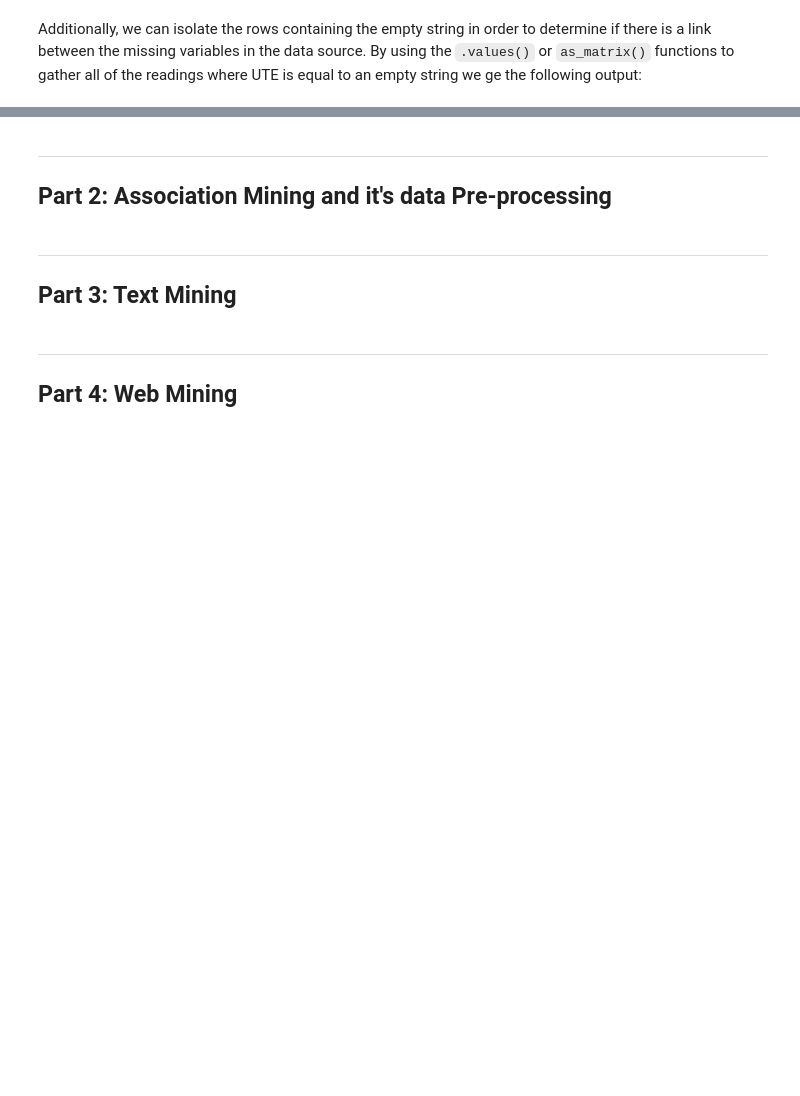
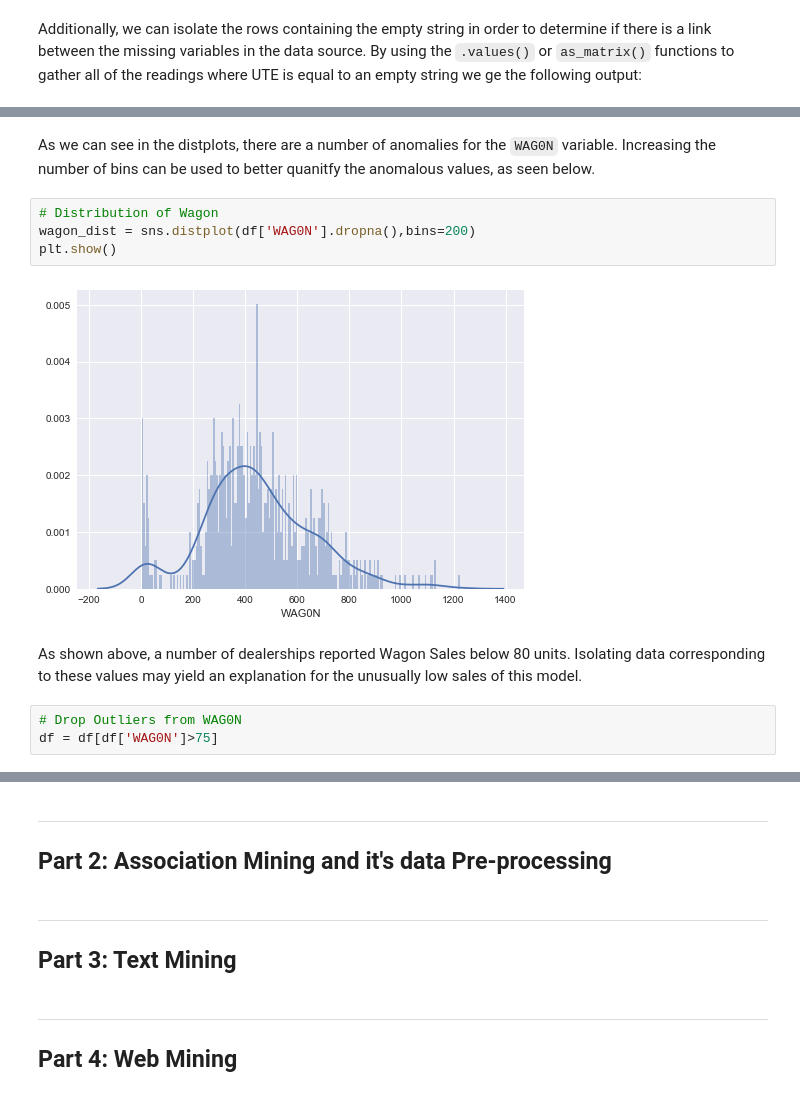
Before and after one commit to Minimaximize/QUT-IFN645-CaseStudy2, a Jupyter notebook: casestudy2.ipynb, the cells around one changed output, grey strips where cells are left out. Cells and saved outputs as stored; diff of their text form; blank space fills up the shorter version.

```diff
--- a/casestudy2.ipynb
+++ b/casestudy2.ipynb
@@ -179,0 +227,13 @@ For our analysis of the
+# %% [markdown]
+As we can see in the distplots, there are a number of anomalies for the `WAG0N` variable. Increasing the number of bins can be used to better quanitfy the anomalous values, as seen below.
+# %%
+# Distribution of Wagon
+wagon_dist = sns.distplot(df['WAG0N'].dropna(),bins=200)
+plt.show()
+# %% [output]
+[figure, added]
+# %% [markdown]
+As shown above, a number of dealerships reported Wagon Sales below 80 units. Isolating data corresponding to these values may yield an explanation for the unusually low sales of this model.
+# %%
+# Drop Outliers from WAG0N
+df = df[df['WAG0N']>75]
```
Also changed, not shown: parts of 30 cells of this notebook.
